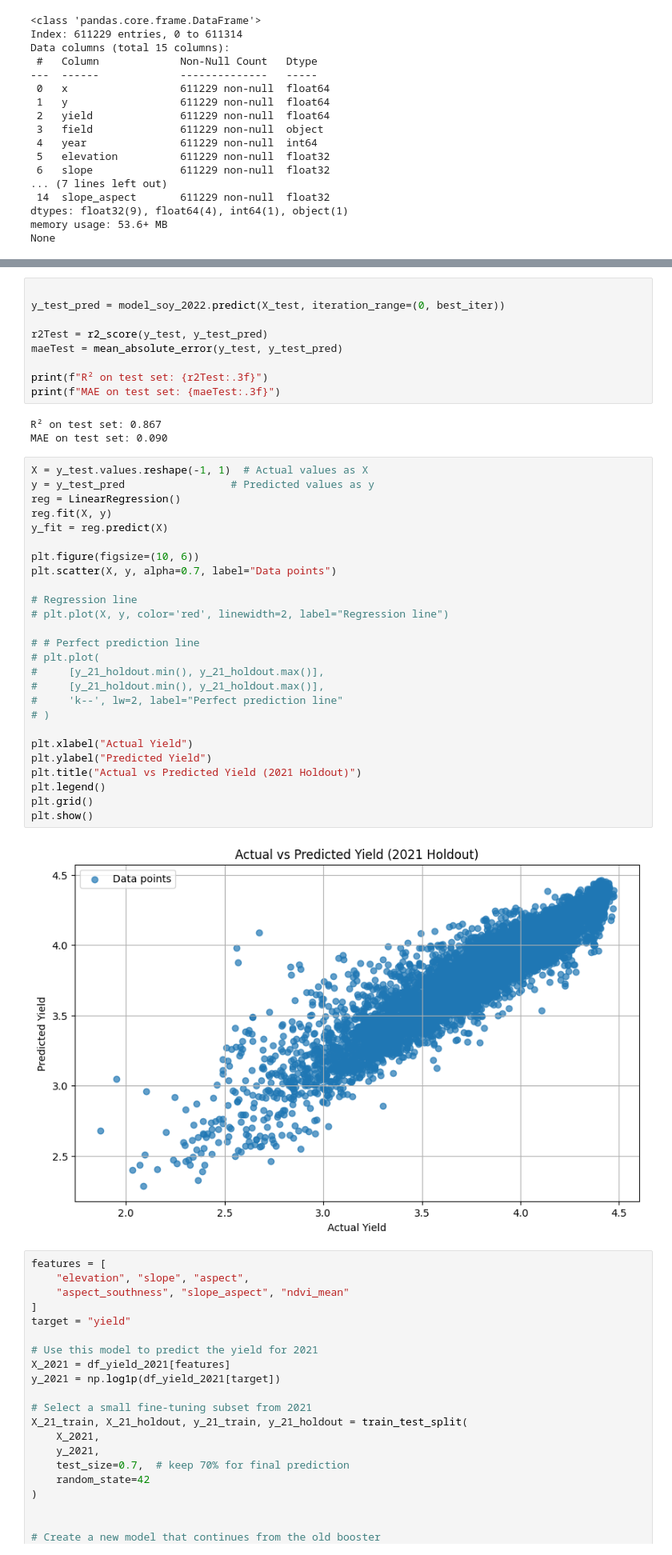
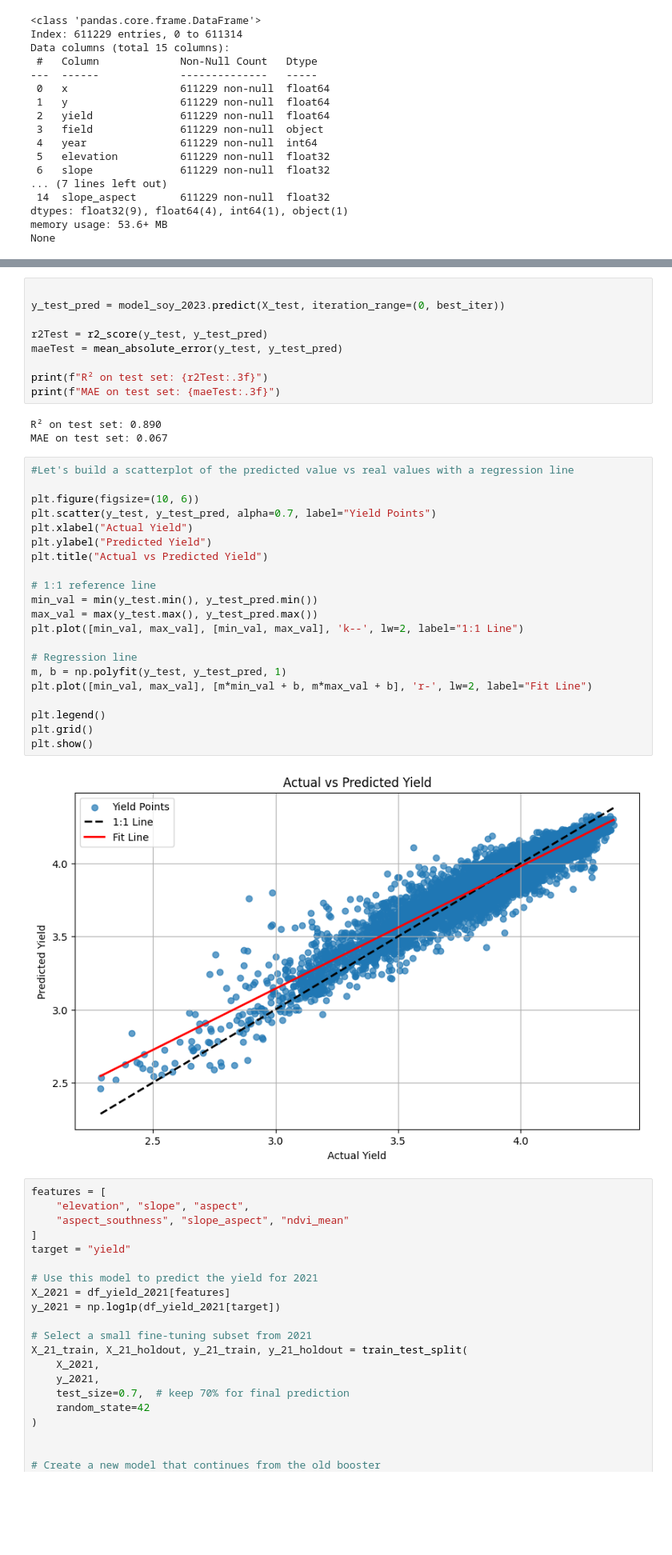
Before and after one commit to samarranjit/Yield_Prediction, a Jupyter notebook: Yield_Prediction_Using_XGBosst.ipynb, the cells around one changed output, grey strips where cells are left out. Shown: that part at 80% size. Cells and saved outputs as stored; diff of their text form; blank space fills up the shorter version.

```diff
--- a/Yield_Prediction_Using_XGBosst.ipynb
+++ b/Yield_Prediction_Using_XGBosst.ipynb
@@ -1069,6 +1553,6 @@ Test   R²: 0.870   MAE: 4.122   RMSE: 5.649
 # %%
 
-y_test_pred = model_soy_2022.predict(X_test, iteration_range=(0, best_iter))
+y_test_pred = model_soy_2023.predict(X_test, iteration_range=(0, best_iter))
 
 r2Test = r2_score(y_test, y_test_pred)
 maeTest = mean_absolute_error(y_test, y_test_pred)
@@ -1076,36 +1560,31 @@ maeTest = mean_absolute_error(y_test, y_test_pred)
 print(f"R² on test set: {r2Test:.3f}")
 print(f"MAE on test set: {maeTest:.3f}")
 # %% [output]
-R² on test set: 0.867
-MAE on test set: 0.090
+R² on test set: 0.890
+MAE on test set: 0.067
-# %%
-X = y_test.values.reshape(-1, 1)  # Actual values as X
-y = y_test_pred                 # Predicted values as y
-reg = LinearRegression()
-reg.fit(X, y)
-y_fit = reg.predict(X)
-
-plt.figure(figsize=(10, 6))
-plt.scatter(X, y, alpha=0.7, label="Data points")
-
-# Regression line
-# plt.plot(X, y, color='red', linewidth=2, label="Regression line")
-
-# # Perfect prediction line
-# plt.plot(
-#     [y_21_holdout.min(), y_21_holdout.max()],
-#     [y_21_holdout.min(), y_21_holdout.max()],
-#     'k--', lw=2, label="Perfect prediction line"
-# )
-
-plt.xlabel("Actual Yield")
-plt.ylabel("Predicted Yield")
-plt.title("Actual vs Predicted Yield (2021 Holdout)")
-plt.legend()
-plt.grid()
-plt.show()
-# %% [output]
-[figure, removed]
+# %%
+#Let's build a scatterplot of the predicted value vs real values with a regression line
+
+plt.figure(figsize=(10, 6))
+plt.scatter(y_test, y_test_pred, alpha=0.7, label="Yield Points")
+plt.xlabel("Actual Yield")
+plt.ylabel("Predicted Yield")
+plt.title("Actual vs Predicted Yield")
+
+# 1:1 reference line
+min_val = min(y_test.min(), y_test_pred.min())
+max_val = max(y_test.max(), y_test_pred.max())
+plt.plot([min_val, max_val], [min_val, max_val], 'k--', lw=2, label="1:1 Line")
+
+# Regression line
+m, b = np.polyfit(y_test, y_test_pred, 1)
+plt.plot([min_val, max_val], [m*min_val + b, m*max_val + b], 'r-', lw=2, label="Fit Line")
+
+plt.legend()
+plt.grid()
+plt.show()
+# %% [output]
+[figure, added]
 # %%
 features = [
     "elevation", "slope", "aspect",
```
Also changed, not shown: parts of 30 cells of this notebook.
